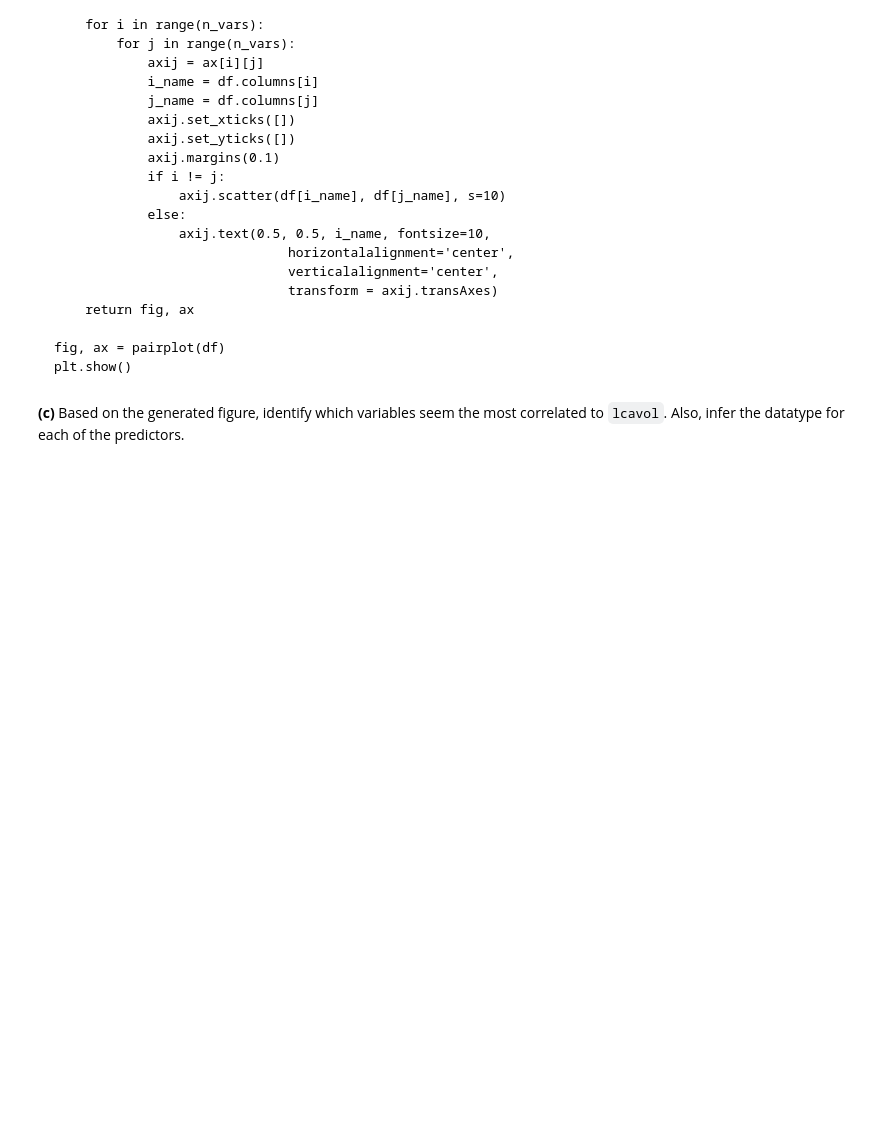
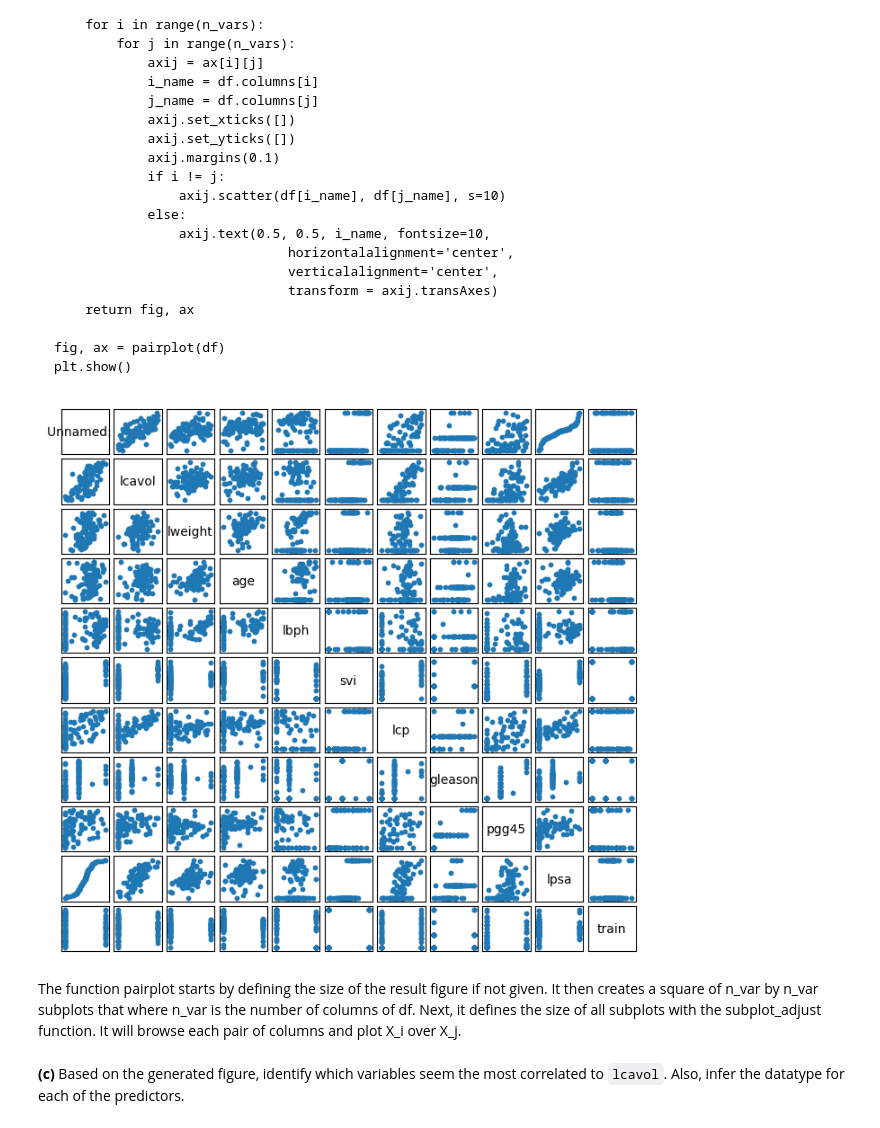
Before and after one commit to Guyb03/TPASA_reports, a Jupyter notebook: TP1/TP1.ipynb, the cells around one changed output. Cells and saved outputs as stored; diff of their text form; code cells hidden in the pictures; blank space fills up the shorter version.

````diff
--- a/TP1/TP1.ipynb
+++ b/TP1/TP1.ipynb
@@ -97,6 +97,41 @@ def pairplot(df, figsize=None):
 fig, ax = pairplot(df)
 plt.show()
 ```
+# %%
+# import the main plotting library for python
+import matplotlib.pyplot as plt
+
+# make a pairplot from scratch
+def pairplot(df, figsize=None):
+    if figsize is None:
+        figsize = (7.10, 6.70)
+    n_vars = df.shape[1]
+    fig, ax = plt.subplots(figsize=figsize, ncols=n_vars, nrows=n_vars)
+    plt.subplots_adjust(
+        wspace=0.10, hspace=0.10, left=0.05, right=0.95, bottom=0.05, top=0.95)
+    for i in range(n_vars):
+        for j in range(n_vars):
+            axij = ax[i][j]
+            i_name = df.columns[i]
+            j_name = df.columns[j]
+            axij.set_xticks([])
+            axij.set_yticks([])
+            axij.margins(0.1)
+            if i != j:
+                axij.scatter(df[i_name], df[j_name], s=10)
+            else:
+                axij.text(0.5, 0.5, i_name, fontsize=10,
+                              horizontalalignment='center',
+                              verticalalignment='center',
+                              transform = axij.transAxes)
+    return fig, ax
+
+fig, ax = pairplot(df)
+plt.show()
+# %% [output]
+[figure, added]
+# %% [markdown]
+The function pairplot starts by defining the size of the result figure if not given. It then creates a square of n_var by n_var subplots that where n_var is the number of columns of df. Next, it defines the size of all subplots with the subplot_adjust function. It will browse each pair of columns and plot X_i over X_j.
 # %% [markdown]
 **(c)** Based on the generated figure, identify which variables seem the most correlated to `lcavol`. Also, infer the datatype for each of the predictors.
 # %% [markdown]
````
